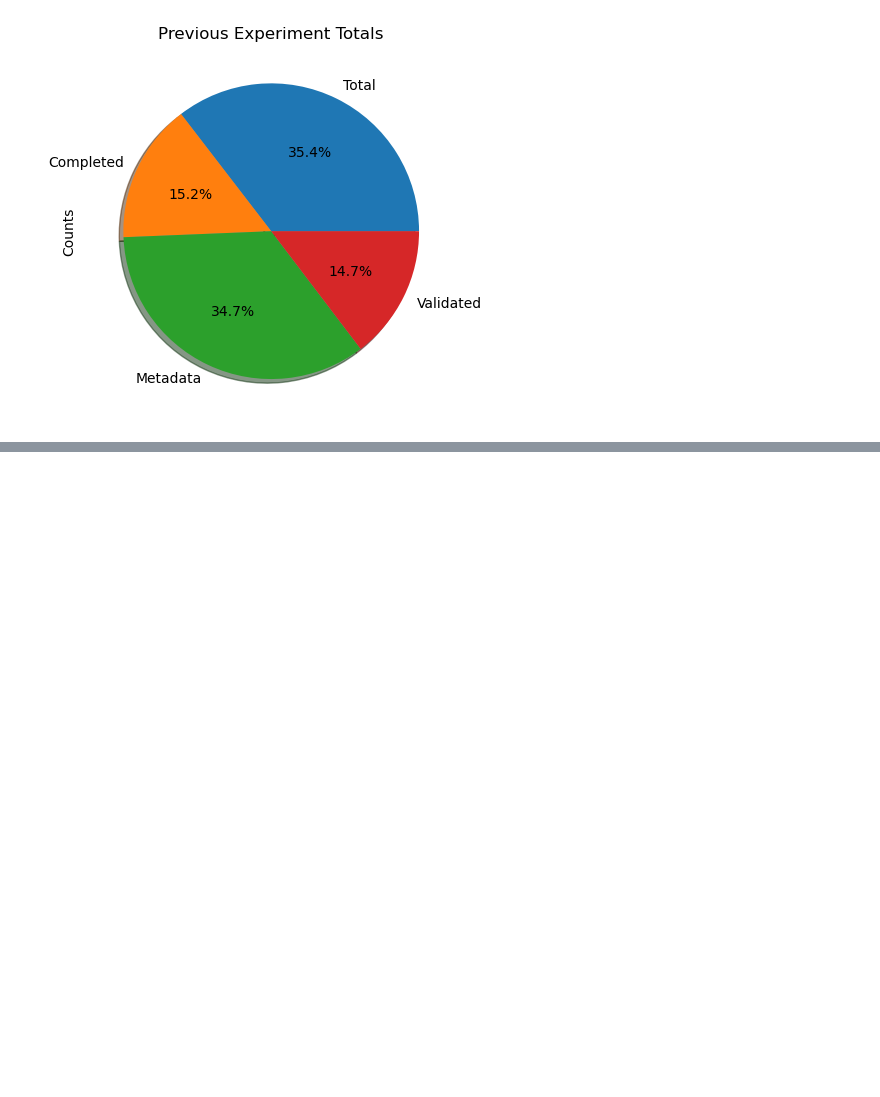
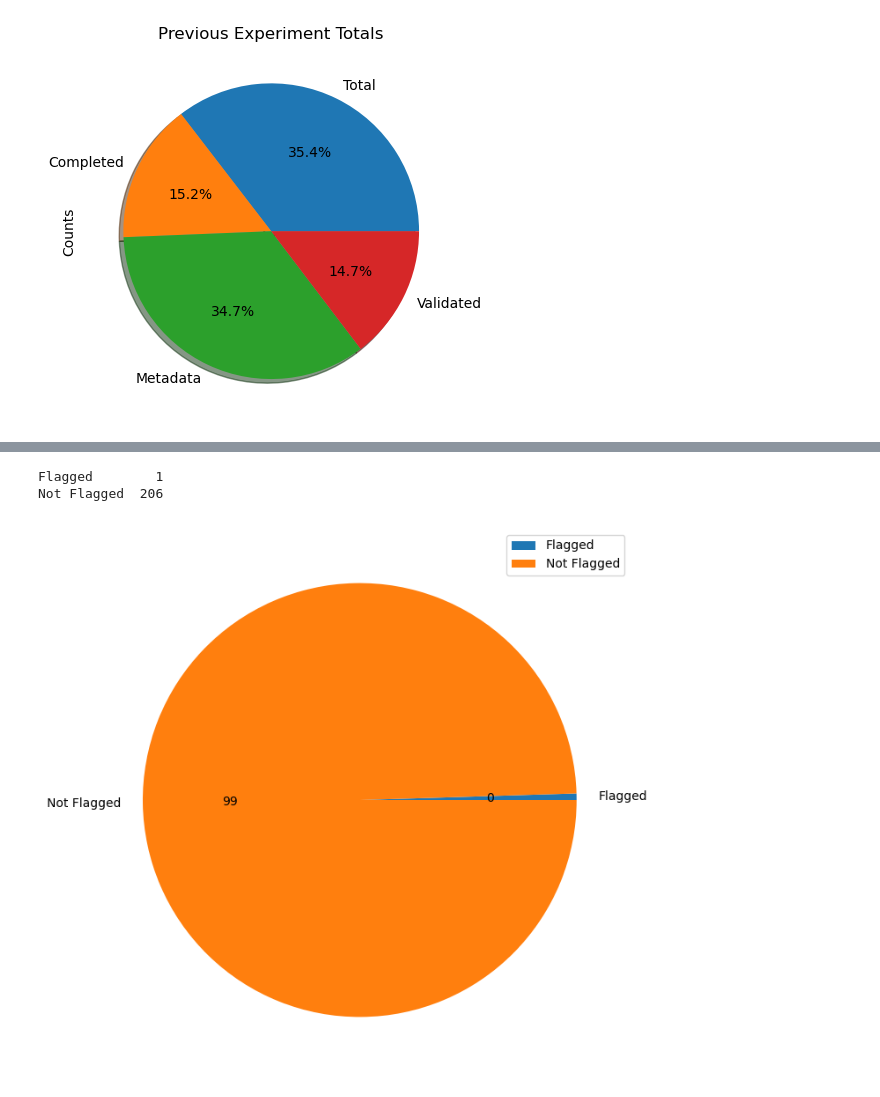
Before and after one commit to annafuller665/database-report, a Jupyter notebook: plotting_data_jupyter.ipynb, the cells around one changed output, grey strips where cells are left out. Cells and saved outputs as stored; diff of their text form; code cells hidden in the pictures; blank space fills up the shorter version.

```diff
--- a/plotting_data_jupyter.ipynb
+++ b/plotting_data_jupyter.ipynb
@@ -210 +214,9 @@ with PdfPages('multipage_pdf.pdf') as pdf:
 [figure]
+# %%
+print(flagged)
+flagged.plot(kind='pie', autopct='%d', subplots=True, figsize=(8,8))
+plt.show()
+# %% [output]
+Flagged        1
+Not Flagged  206
+[figure, added]
```
Also changed, not shown: parts of 5 cells of this notebook, 1 other file.
